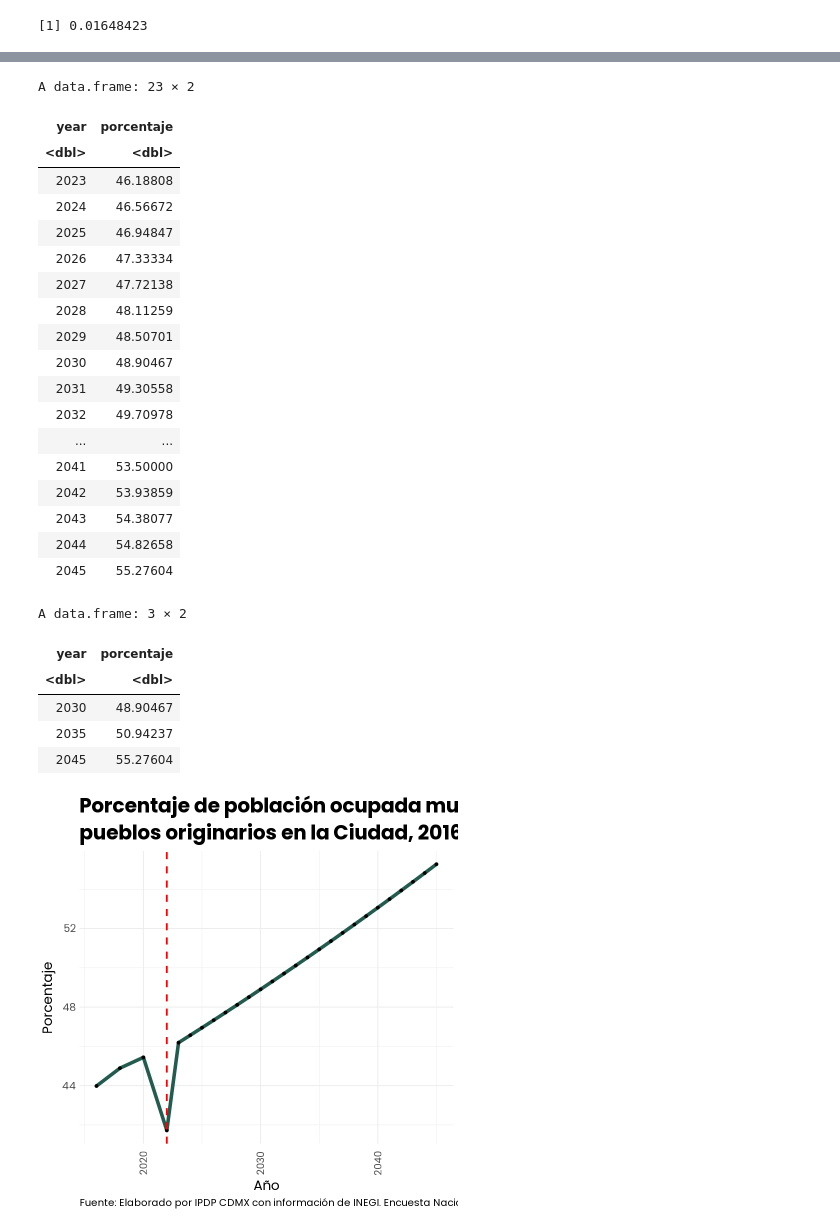
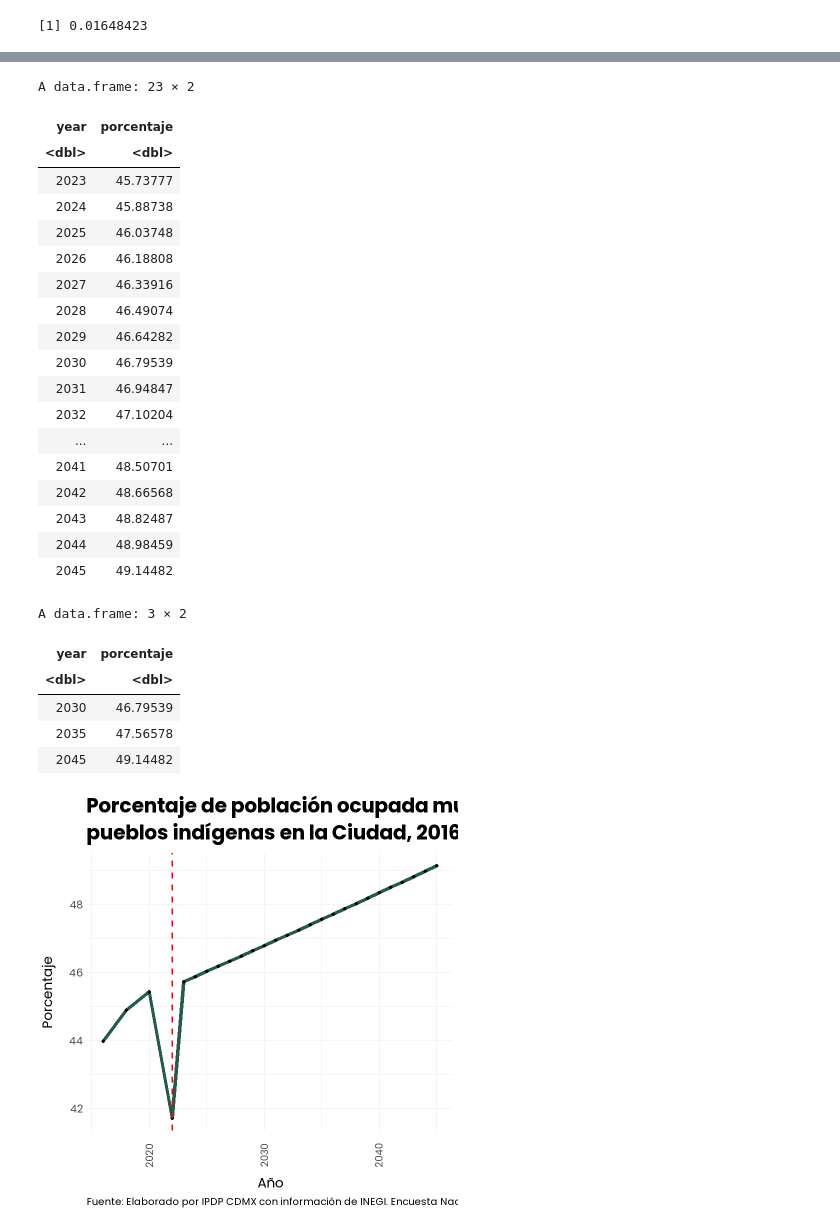
Before and after one commit to cpyp-ipdp/pgd_cdmx, a Jupyter notebook: indicadores/pueblos_indigenas/indicadores_pueblos_indigenas.ipynb, the cells around one changed output, grey strips where cells are left out. Drawn from its saved outputs; the diff is of its cells as text; code cells hidden in the pictures.

Commit message:
Se ajusta estimación de población ocupada mujer

```diff
--- a/indicadores/pueblos_indigenas/indicadores_pueblos_indigenas.ipynb
+++ b/indicadores/pueblos_indigenas/indicadores_pueblos_indigenas.ipynb
@@ -963,18 +964,12 @@ A data.frame: 3 × 2
 # %%
 #Metas población ocupada mujeres
 #Tabla de Población ocupada indígena mujeres en la CDMX
-ocupadam <- data.frame(tabla_ocupacion_mujer$year, tabla_ocupacion_mujer$porcentaje) %>%
-  rename(year = tabla_ocupacion_mujer.year,
-         porcentaje = tabla_ocupacion_mujer.porcentaje) %>%
-  mutate(year = as.numeric(year))
-
-# Excluir el año 2022 para el cálculo de la tasa de crecimiento
-ocupadam_sin_2022 <- ocupadam %>% filter(year != 2022)
-
 ## Calcular tasa de crecimiento promedio anual de 2016 a 2021 (sin incluir 2022)
 valor_inicial_ocupadam <- ocupadam_sin_2022$porcentaje[1]
 valor_final_ocupadam <- ocupadam_sin_2022$porcentaje[length(ocupadam_sin_2022$porcentaje)]
-n <- ocupadam_sin_2022$year[length(ocupadam_sin_2022$year)] - ocupadam_sin_2022$year[1]
+#valor_final_ocupadam <- ocupadam_sin_2022$porcentaje[3]
+n <- 10
+#n <- ocupadam_sin_2022$year[length(ocupadam_sin_2022$year)] - ocupadam_sin_2022$year[1]
 
 tasa_crecimiento_ocupadam <- (valor_final_ocupadam / valor_inicial_ocupadam)^(1 / n) - 1
 print("Se estima una tasa de crecimiento promedio anual para utilizarse como base en la proyección de metas a 2025")
@@ -995,51 +990,51 @@ ggplot(datos_proyectados_ocupadam, aes(x = year, y = porcentaje)) +
   geom_point() +
   geom_vline(xintercept = 2022, linetype = "dashed", color = "red", size = 1)+
   labs(title = "Porcentaje de población ocupada mujer que pertenece a
-pueblos originarios en la Ciudad, 2016-2045",
+pueblos indígenas en la Ciudad, 2016-2045",
        x = "Año",
        y = "Porcentaje",
 
        caption="Fuente: Elaborado por IPDP CDMX con información de INEGI. Encuesta Nacional de Ingresos y Gastos de los Hogares (ENIGH)."
        ) +
 
   theme_minimal()+
   theme(
     plot.title = element_text(hjust = 0, size=30,face="bold"),
     plot.subtitle = element_text(hjust = 0, size=20, face="italic"),
     plot.caption = element_text(hjust = 0,size=15),
     axis.text.x = element_text(angle = 90, vjust = 0.5,size=15),
     text=element_text("pop",size=20))
 
 ggsave("pob_ocupada_mujer_ind.png",width=16,height=8, dpi=100, bg="white")
 
 
 
 #Datos 2030, 2035 y 2045
 datos_proyectados_ocupadam %>% filter(year %in% c(2030, 2035, 2045))
 # %% [output]
 A data.frame: 23 × 2
 | year | porcentaje |
 | <dbl> | <dbl> |
-| 2023 | 46.18808 |
-| 2024 | 46.56672 |
-| 2025 | 46.94847 |
-| 2026 | 47.33334 |
-| 2027 | 47.72138 |
-| 2028 | 48.11259 |
-| 2029 | 48.50701 |
-| 2030 | 48.90467 |
-| 2031 | 49.30558 |
-| 2032 | 49.70978 |
+| 2023 | 45.73777 |
+| 2024 | 45.88738 |
+| 2025 | 46.03748 |
+| 2026 | 46.18808 |
+| 2027 | 46.33916 |
+| 2028 | 46.49074 |
+| 2029 | 46.64282 |
+| 2030 | 46.79539 |
+| 2031 | 46.94847 |
+| 2032 | 47.10204 |
 | ... | ... |
-| 2041 | 53.50000 |
-| 2042 | 53.93859 |
-| 2043 | 54.38077 |
-| 2044 | 54.82658 |
-| 2045 | 55.27604 |
+| 2041 | 48.50701 |
+| 2042 | 48.66568 |
+| 2043 | 48.82487 |
+| 2044 | 48.98459 |
+| 2045 | 49.14482 |
 A data.frame: 3 × 2
 | year | porcentaje |
 | <dbl> | <dbl> |
-| 2030 | 48.90467 |
-| 2035 | 50.94237 |
-| 2045 | 55.27604 |
+| 2030 | 46.79539 |
+| 2035 | 47.56578 |
+| 2045 | 49.14482 |
-[figure, old version]
+[figure, new version]
```
Also changed, not shown: parts of 20 cells of this notebook.
